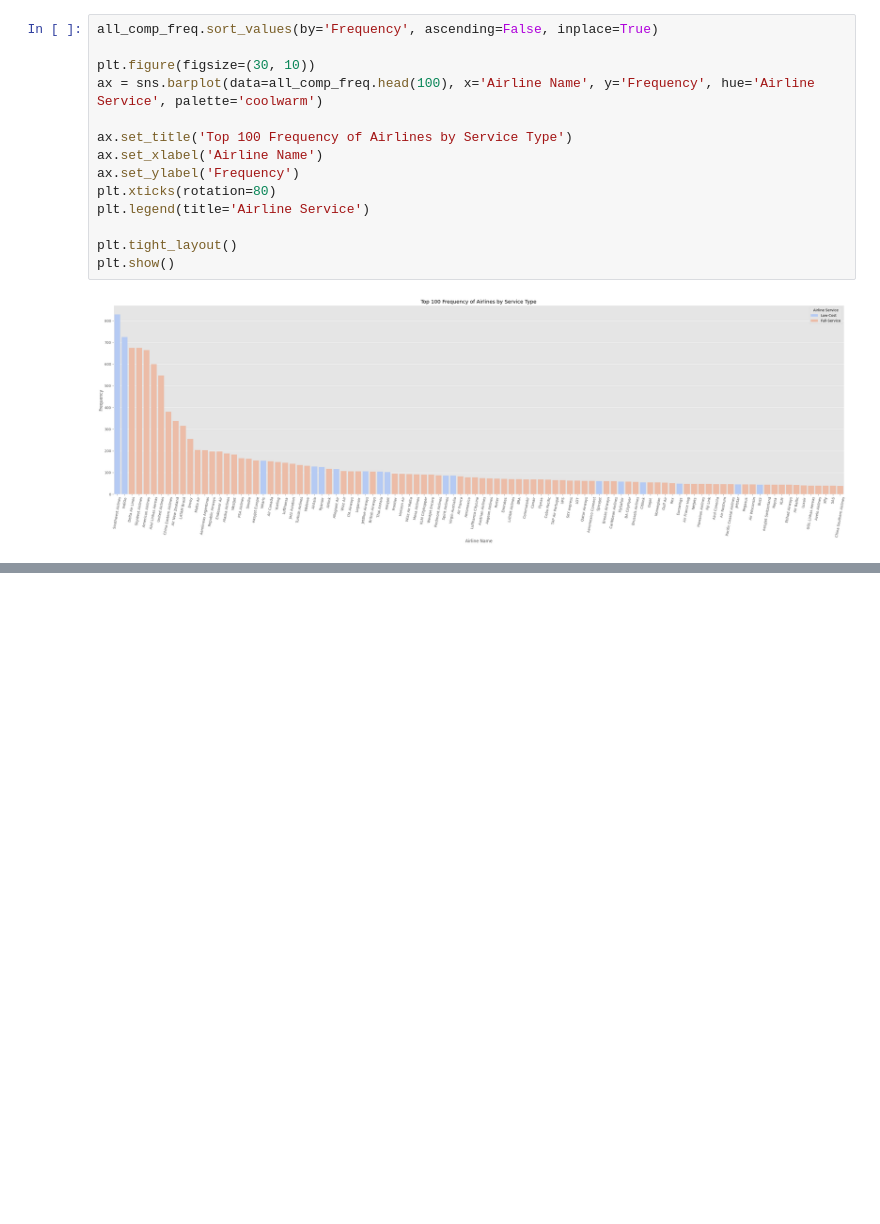
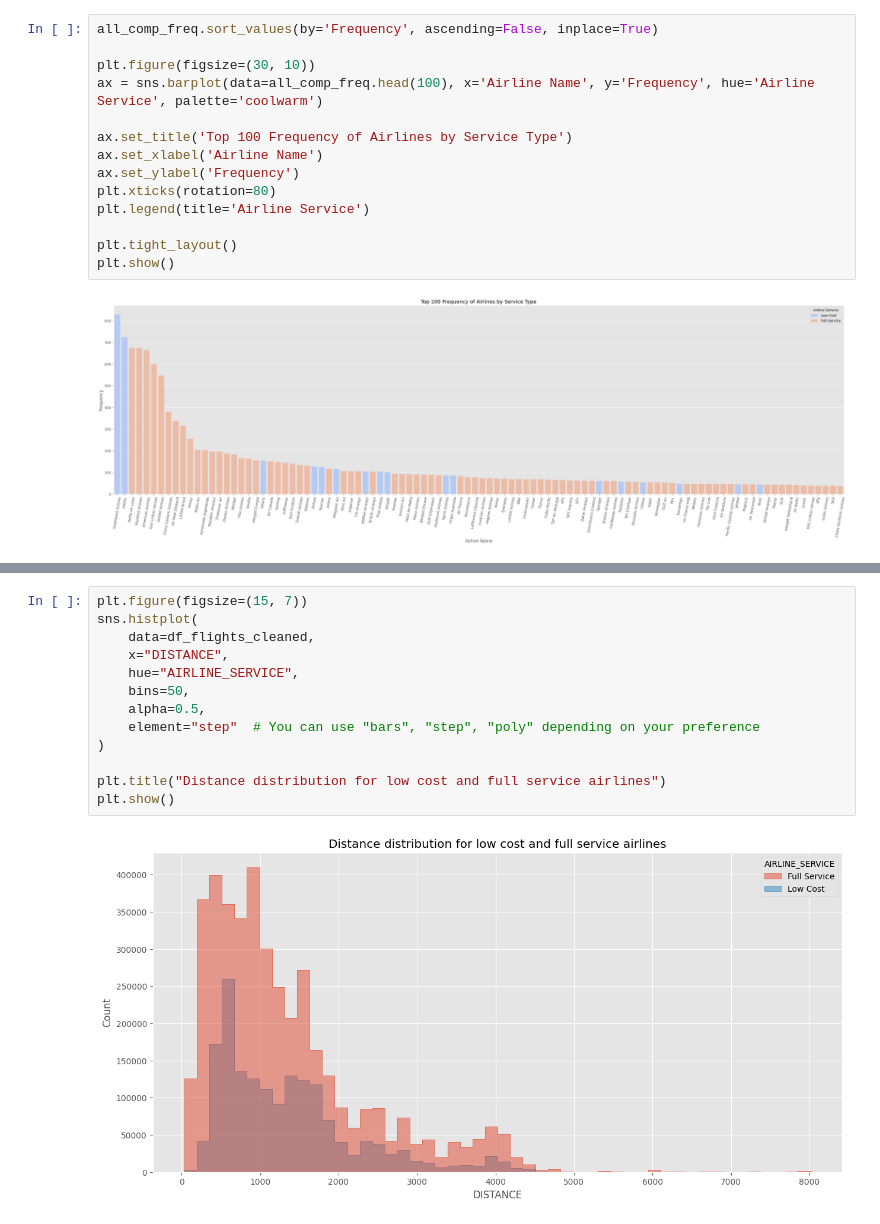
Before and after one commit to Tikai7/Flight-Radar-Scrapper, a Jupyter notebook: analysis/LowCostAnalysis.ipynb, the cells around one changed output, grey strips where cells are left out. Saved outputs shown, nothing was run; the diff lists cells and outputs as text; blank space fills up the shorter version.

```diff
--- a/analysis/LowCostAnalysis.ipynb
+++ b/analysis/LowCostAnalysis.ipynb
@@ -390,0 +540,15 @@ plt.show()
+# %%
+plt.figure(figsize=(15, 7))
+sns.histplot(
+    data=df_flights_cleaned,
+    x="DISTANCE",
+    hue="AIRLINE_SERVICE",
+    bins=50,
+    alpha=0.5,
+    element="step"  # You can use "bars", "step", "poly" depending on your preference
+)
+
+plt.title("Distance distribution for low cost and full service airlines")
+plt.show()
+# %% [output]
+[figure, added]
```
Also changed, not shown: parts of 36 cells of this notebook, 3 other files.
